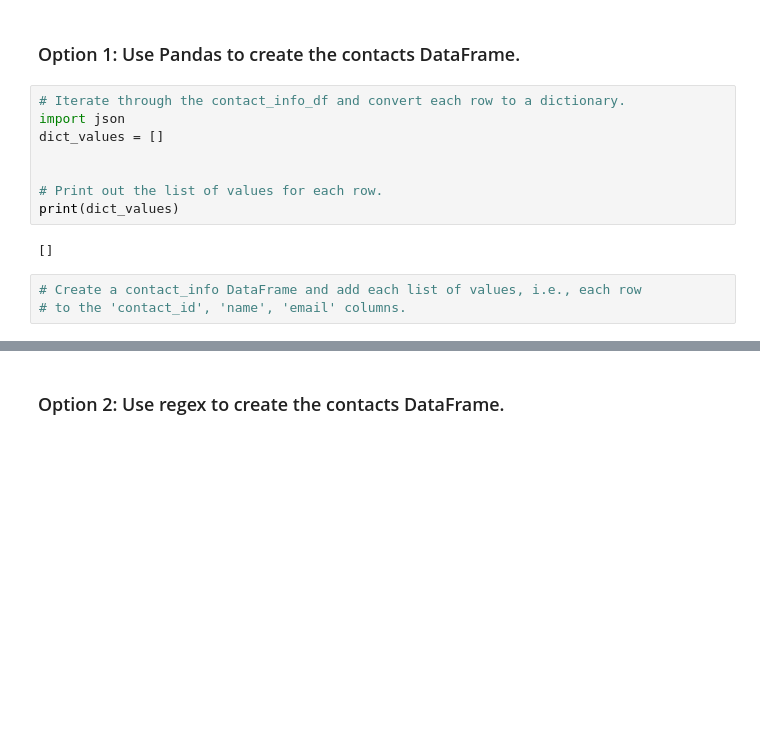
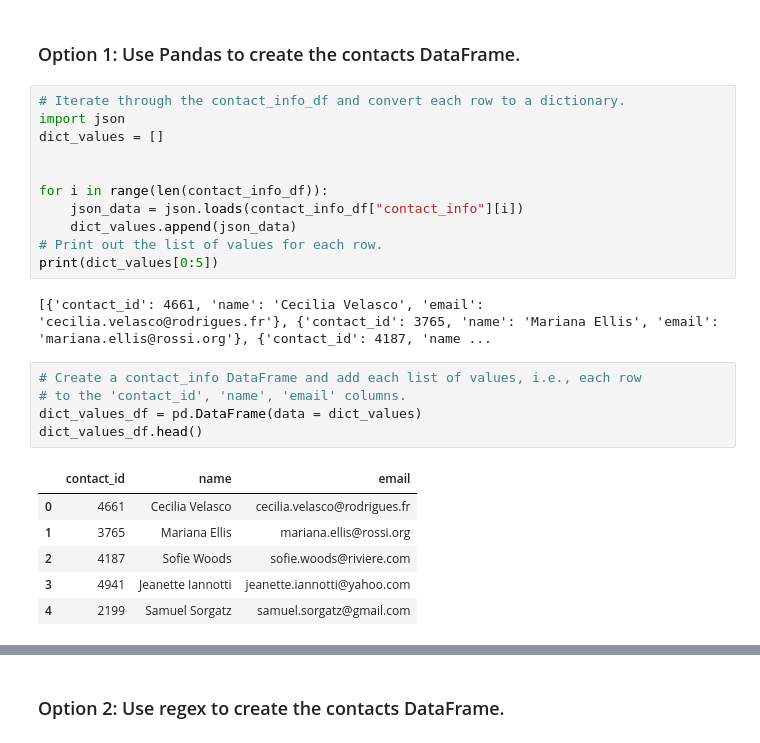
Before and after one commit to PurnimaPathak44/Crowdfunding_ETL, a Jupyter notebook: Starter_Files/ETL_Mini_Project_AYoussef_NAragones_PPathak.ipynb.ipynb, the cells around one changed output, grey strips where cells are left out. Cells and saved outputs as stored; diff of their text form; blank space fills up the shorter version.

```diff
--- a/Starter_Files/ETL_Mini_Project_AYoussef_NAragones_PPathak.ipynb.ipynb
+++ b/Starter_Files/ETL_Mini_Project_AYoussef_NAragones_PPathak.ipynb.ipynb
@@ -317,12 +317,24 @@ import json
 dict_values = []
 
 
+for i in range(len(contact_info_df)):
+    json_data = json.loads(contact_info_df["contact_info"][i])
+    dict_values.append(json_data)
 # Print out the list of values for each row.
-print(dict_values)
+print(dict_values[0:5])
 # %% [output]
-[]
+[{'contact_id': 4661, 'name': 'Cecilia Velasco', 'email': 'cecilia.velasco@rodrigues.fr'}, {'contact_id': 3765, 'name': 'Mariana Ellis', 'email': 'mariana.ellis@rossi.org'}, {'contact_id': 4187, 'name ...
 # %%
 # Create a contact_info DataFrame and add each list of values, i.e., each row
 # to the 'contact_id', 'name', 'email' columns.
+dict_values_df = pd.DataFrame(data = dict_values)
+dict_values_df.head()
+# %% [output]
+|  | contact_id | name | email |
+| 0 | 4661 | Cecilia Velasco | cecilia.velasco@rodrigues.fr |
+| 1 | 3765 | Mariana Ellis | mariana.ellis@rossi.org |
+| 2 | 4187 | Sofie Woods | sofie.woods@riviere.com |
+| 3 | 4941 | Jeanette Iannotti | jeanette.iannotti@yahoo.com |
+| 4 | 2199 | Samuel Sorgatz | samuel.sorgatz@gmail.com |
 # %%
 # Check the datatypes.
```
Also changed, not shown: parts of 6 cells of this notebook.
